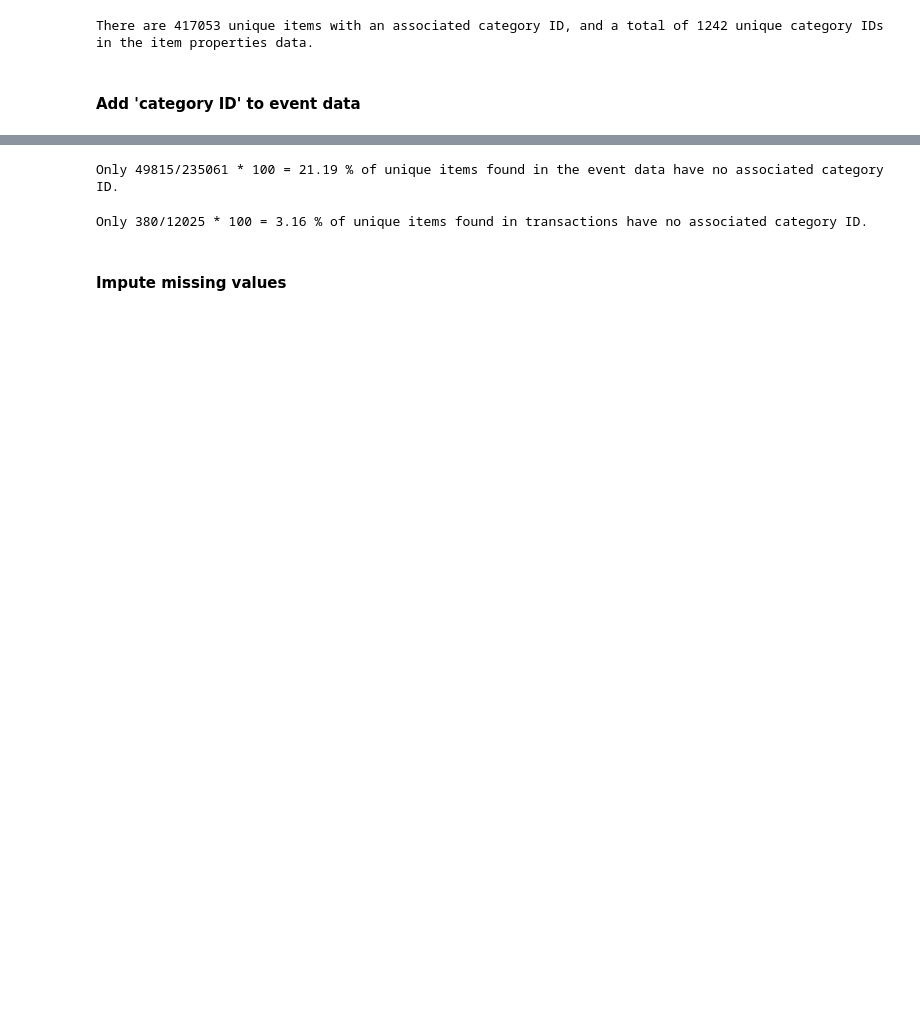
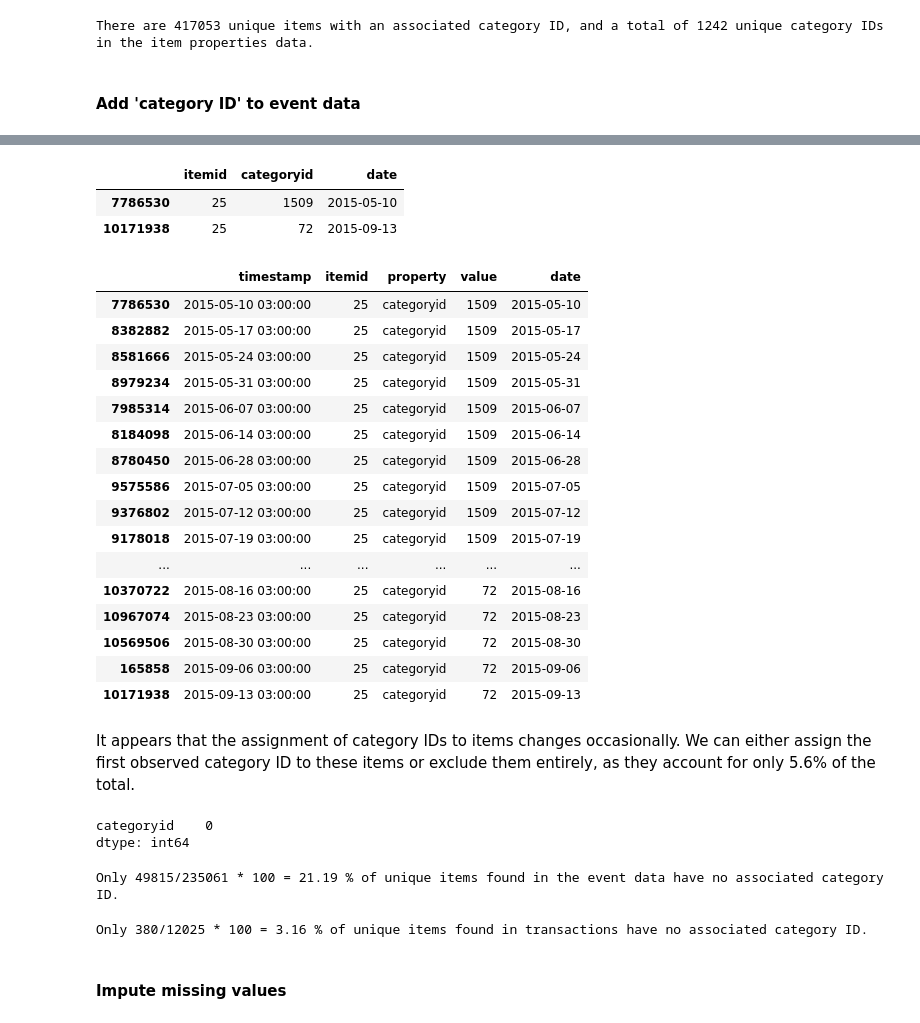
Before and after one commit to sookhyun/NLP-based_Recommender-System, a Jupyter notebook: Objectives_and_Data_wrangling.ipynb, the cells around one changed output, grey strips where cells are left out. Saved outputs shown, nothing was run; the diff lists cells and outputs as text; code cells hidden in the pictures; blank space fills up the shorter version.

```diff
--- a/Objectives_and_Data_wrangling.ipynb
+++ b/Objectives_and_Data_wrangling.ipynb
@@ -251,0 +280,39 @@ df_evt.rename(columns={'value': 'categoryid'}, inplace=True)
+# %%
+# Let's take a look into item 25
+item_cat[item_cat.itemid==25]
+# %% [output]
+|  | itemid | categoryid | date |
+| 7786530 | 25 | 1509 | 2015-05-10 |
+| 10171938 | 25 | 72 | 2015-09-13 |
+# %%
+df_item[(df_item.itemid==25) & (df_item.property=='categoryid')].sort_values('timestamp')
+# %% [output]
+|  | timestamp | itemid | property | value | date |
+| 7786530 | 2015-05-10 03:00:00 | 25 | categoryid | 1509 | 2015-05-10 |
+| 8382882 | 2015-05-17 03:00:00 | 25 | categoryid | 1509 | 2015-05-17 |
+| 8581666 | 2015-05-24 03:00:00 | 25 | categoryid | 1509 | 2015-05-24 |
+| 8979234 | 2015-05-31 03:00:00 | 25 | categoryid | 1509 | 2015-05-31 |
+| 7985314 | 2015-06-07 03:00:00 | 25 | categoryid | 1509 | 2015-06-07 |
+| 8184098 | 2015-06-14 03:00:00 | 25 | categoryid | 1509 | 2015-06-14 |
+| 8780450 | 2015-06-28 03:00:00 | 25 | categoryid | 1509 | 2015-06-28 |
+| 9575586 | 2015-07-05 03:00:00 | 25 | categoryid | 1509 | 2015-07-05 |
+| 9376802 | 2015-07-12 03:00:00 | 25 | categoryid | 1509 | 2015-07-12 |
+| 9178018 | 2015-07-19 03:00:00 | 25 | categoryid | 1509 | 2015-07-19 |
+| ... | ... | ... | ... | ... | ... |
+| 10370722 | 2015-08-16 03:00:00 | 25 | categoryid | 72 | 2015-08-16 |
+| 10967074 | 2015-08-23 03:00:00 | 25 | categoryid | 72 | 2015-08-23 |
+| 10569506 | 2015-08-30 03:00:00 | 25 | categoryid | 72 | 2015-08-30 |
+| 165858 | 2015-09-06 03:00:00 | 25 | categoryid | 72 | 2015-09-06 |
+| 10171938 | 2015-09-13 03:00:00 | 25 | categoryid | 72 | 2015-09-13 |
+# %% [markdown]
+It appears that the assignment of category IDs to items changes occasionally. We can either assign the first observed category ID to these items or exclude them entirely, as they account for only 5.6% of the total.
+# %%
+item_cat.sort_values(by='date',inplace=True)
+item_cat = item_cat.drop_duplicates(subset='itemid', keep='first')
+
+# Check again all items have a unique category ID
+numcat= item_cat.groupby(['itemid']).agg({'categoryid':'count'})
+numcat[numcat.categoryid>1].sum()
+# %% [output]
+categoryid    0
+dtype: int64
```
Also changed, not shown: parts of 8 cells of this notebook.
